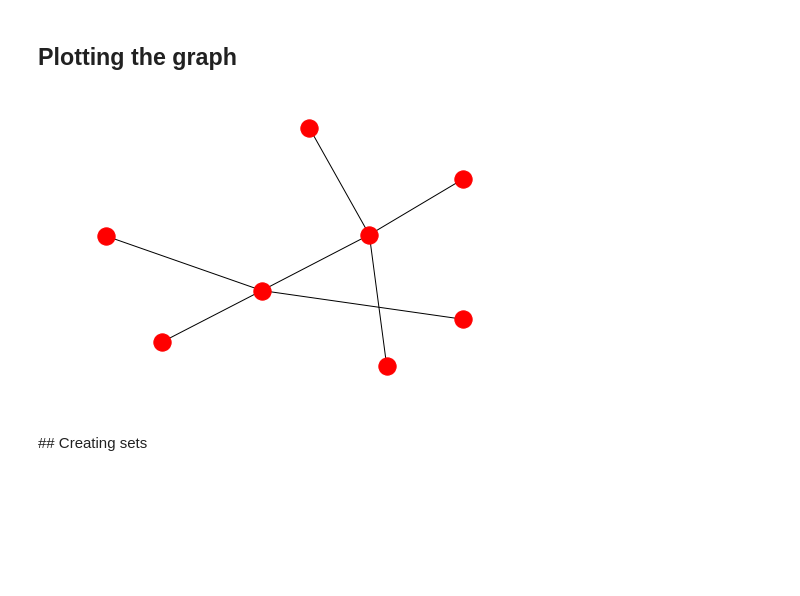
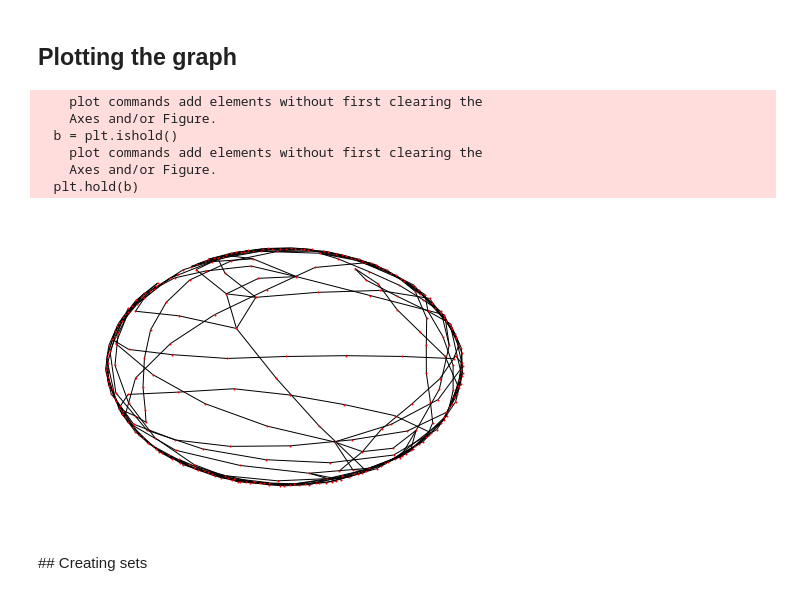
Before and after one commit to NotAnyMike/uber, a Jupyter notebook: examples/csv/csv-exporter.ipynb, the cells around one changed output. Drawn from its saved outputs; the diff is of its cells as text; code cells hidden in the pictures; blank space fills up the shorter version.

```diff
--- a/examples/csv/csv-exporter.ipynb
+++ b/examples/csv/csv-exporter.ipynb
@@ -11,7 +12,7 @@ import matplotlib.pyplot as plt
 # %% [markdown]
 ## Importing and reading shp file
 # %%
-geoms =[shape(feature['geometry']) for feature in fiona.open("shp/Prueba2.shp") if feature['geometry'] != None]
+geoms =[shape(feature['geometry']) for feature in fiona.open("shp/Bogota_2.shp") if feature['geometry'] != None]
 # %% [markdown]
 ## Converting `geoms` into a planar graph
 # %%
@@ -27,10 +28,16 @@ for line in res:
 # %% [markdown]
 ## Plotting the graph
 # %%
-nx.draw(G)
+nx.draw(G, node_size=1)
 plt.show()
 # %% [output]
+    plot commands add elements without first clearing the
+    Axes and/or Figure.
+  b = plt.ishold()
+    plot commands add elements without first clearing the
+    Axes and/or Figure.
+  plt.hold(b)
-[figure, old version]
+[figure, new version]
 # %% [markdown]
 ## Creating sets
 # %%
```
Also changed, not shown: parts of 4 cells of this notebook, 4 other files.
